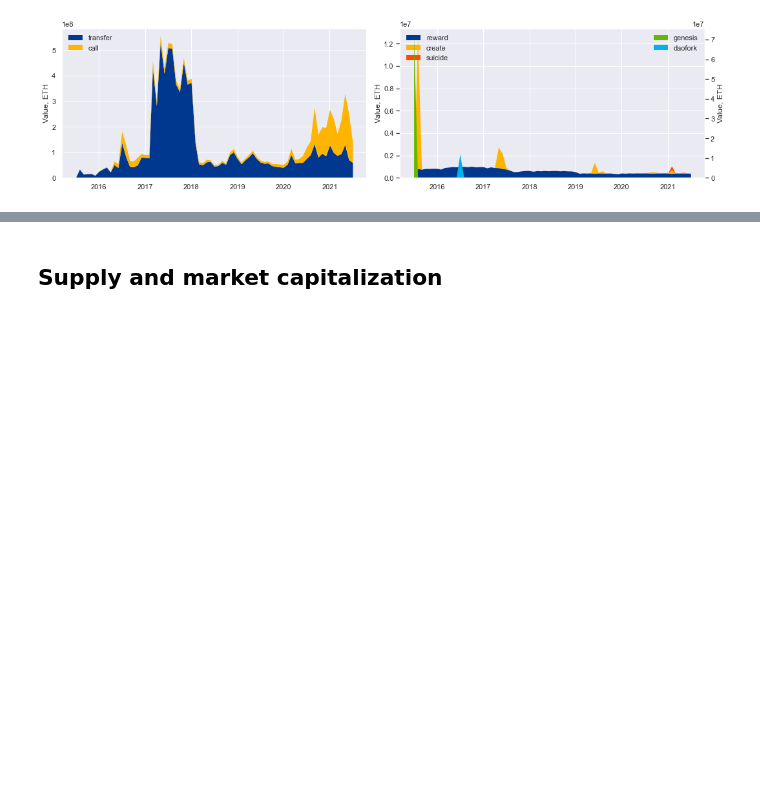
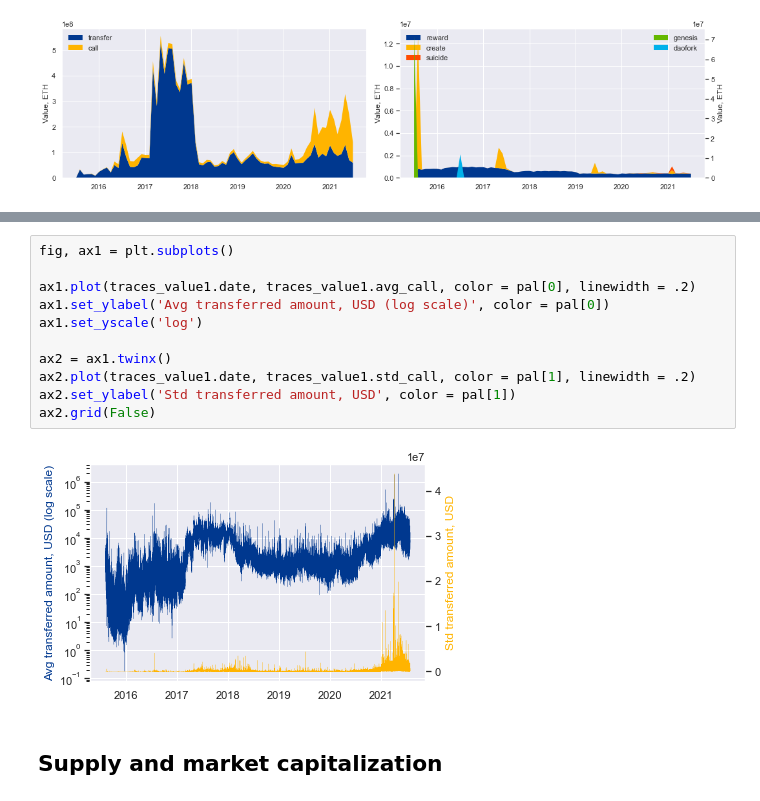
Before and after one commit to frebls/crypto-on-chain, a Jupyter notebook: data_analysis/EDA.ipynb, the cells around one changed output, grey strips where cells are left out. Saved outputs shown, nothing was run; the diff lists cells and outputs as text; blank space fills up the shorter version.

```diff
--- a/data_analysis/EDA.ipynb
+++ b/data_analysis/EDA.ipynb
@@ -108,3 +117,16 @@ plt.show()
+# %%
+fig, ax1 = plt.subplots()
+
+ax1.plot(traces_value1.date, traces_value1.avg_call, color = pal[0], linewidth = .2)
+ax1.set_ylabel('Avg transferred amount, USD (log scale)', color = pal[0])
+ax1.set_yscale('log')
+
+ax2 = ax1.twinx()
+ax2.plot(traces_value1.date, traces_value1.std_call, color = pal[1], linewidth = .2)
+ax2.set_ylabel('Std transferred amount, USD', color = pal[1])
+ax2.grid(False)
+# %% [output]
+[figure, added]
 # %% [markdown]
 ## Supply and market capitalization
 # %%
```
Also changed, not shown: parts of 6 cells of this notebook.
